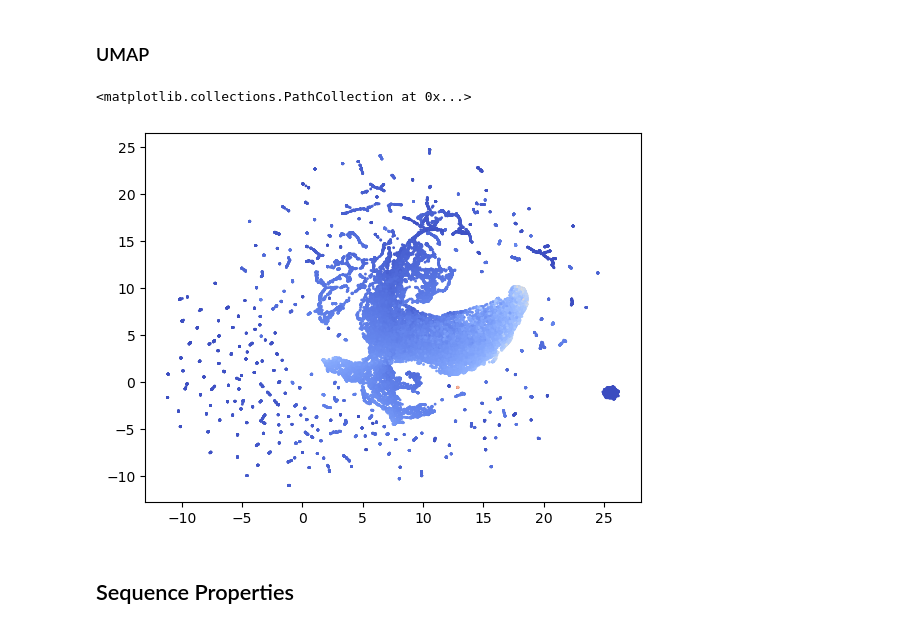
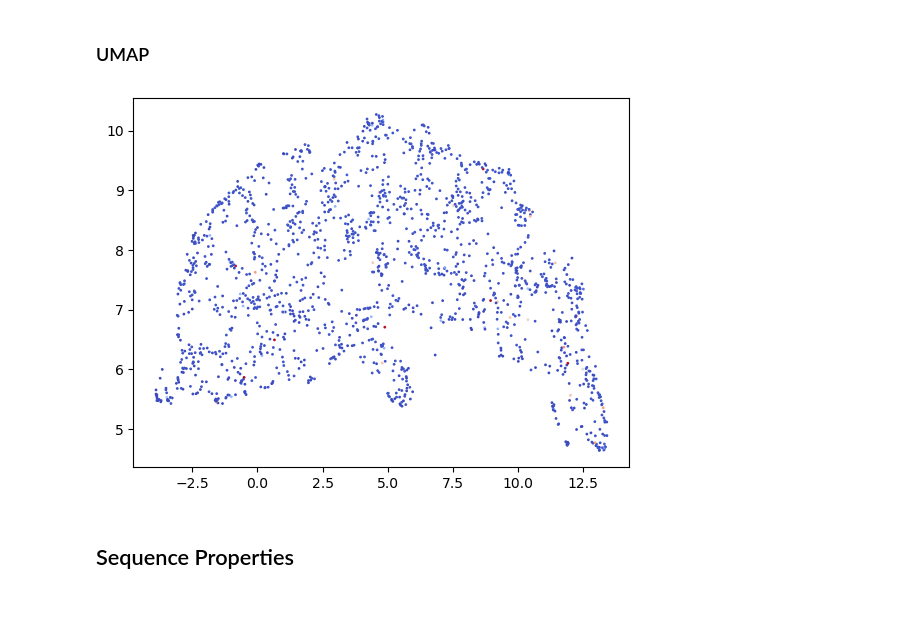
Before and after one commit to donEnno/hendecads, a Jupyter notebook: 02_seq_analysis/seq_analysis.ipynb, the cells around one changed output. Drawn from its saved outputs; the diff is of its cells as text; code cells hidden in the pictures.

```diff
--- a/02_seq_analysis/seq_analysis.ipynb
+++ b/02_seq_analysis/seq_analysis.ipynb
@@ -495,12 +589,12 @@ col = [x for x in df.columns if 'ratio' in x]
 
 reducer = umap.UMAP(n_components=2, n_neighbors=15, min_dist=0.1, metric='euclidean', random_state=42)
 
-embedding = reducer.fit_transform(df[col])
+embedding = reducer.fit_transform(df[(df['3R_hendecad'] > 0) & df['5R_heptad'] > 0][col])
 # %%
-plt.scatter(embedding[:, 0], embedding[:, 1], c=df['1R_ratio_heptad'], s=1, cmap='coolwarm')
+plt.scatter(embedding[:, 0], embedding[:, 1], c=df[(df['3R_hendecad'] > 0) & df['5R_heptad'] > 0]['group_ix'], s=1, cmap='coolwarm')
+plt.show()
 # %% [output]
-<matplotlib.collections.PathCollection at 0x...>
-[figure, old version]
+[figure, new version]
 # %% [markdown]
 ## Sequence Properties
 # %%
```
Also changed, not shown: parts of 23 cells of this notebook.
